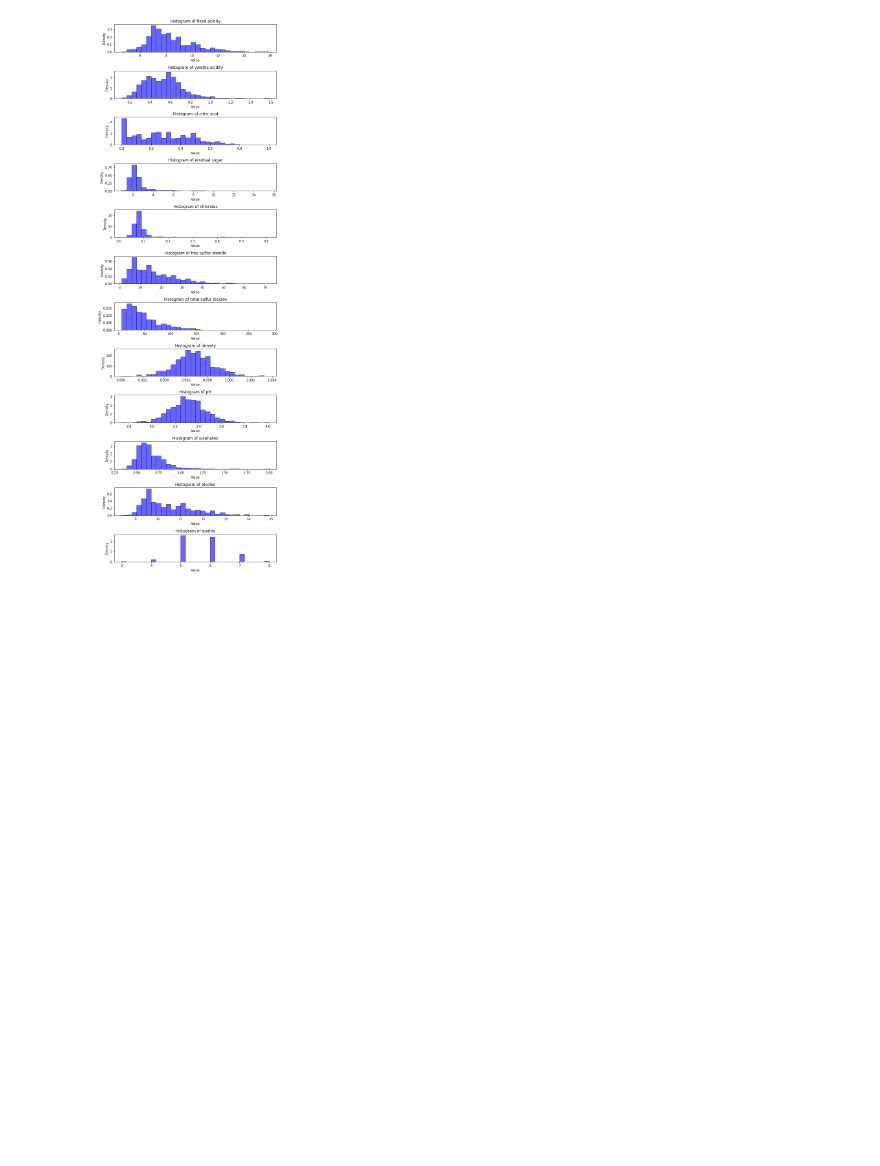
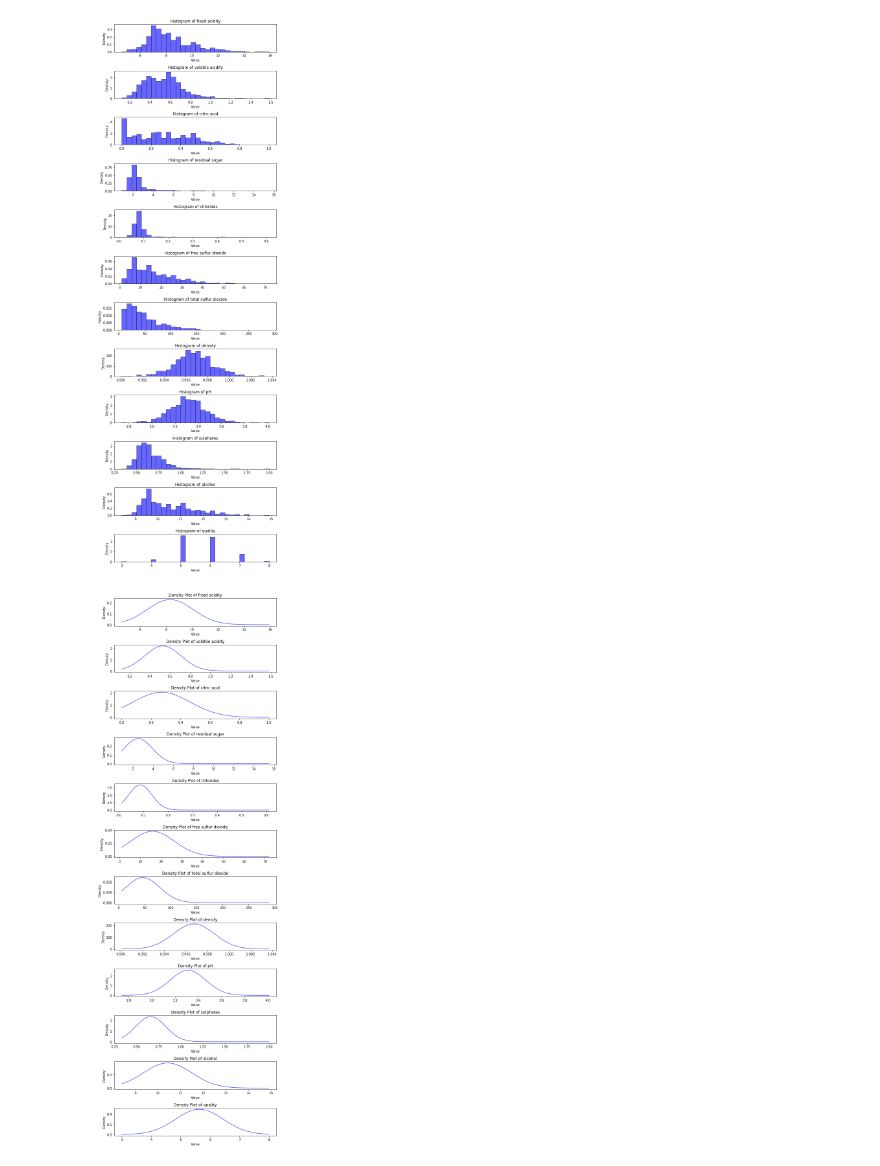
Before and after one commit to SaianPatel/InferentialStatistics, a Jupyter notebook: Coursework/Data_Exploration.ipynb, the cells around one changed output. Cells and saved outputs as stored; diff of their text form; code cells hidden in the pictures; blank space fills up the shorter version.

```diff
--- a/Coursework/Data_Exploration.ipynb
+++ b/Coursework/Data_Exploration.ipynb
@@ -128,3 +128,30 @@ plt.tight_layout()
 plt.show()
 # %% [output]
 [figure]
+# %%
+# Set up the figure with subplots
+num_features = len(df.columns)
+fig, axes = plt.subplots(nrows=num_features, ncols=1, figsize=(8, 2 * num_features))
+
+# Loop through each feature and plot its density (KDE)
+for i, col in enumerate(df.columns):
+    ax = axes[i]  # Select subplot
+    data = df[col]
+
+    # Compute KDE values manually using NumPy
+    x = np.linspace(data.min(), data.max(), 1000)  # Range for smooth curve
+    kde_values = np.exp(-0.5 * ((x - data.mean()) / data.std())**2) / (data.std() * np.sqrt(2 * np.pi))  # Gaussian approximation
+
+    # Plot density curve
+    ax.plot(x, kde_values, color="blue", alpha=0.7)
+
+    # Labels and title
+    ax.set_title(f"Density Plot of {col}")
+    ax.set_xlabel("Value")
+    ax.set_ylabel("Density")
+
+# Adjust layout and show the plot
+plt.tight_layout()
+plt.show()
+# %% [output]
+[figure, added]
```
Also changed, not shown: parts of 1 cell of this notebook.
